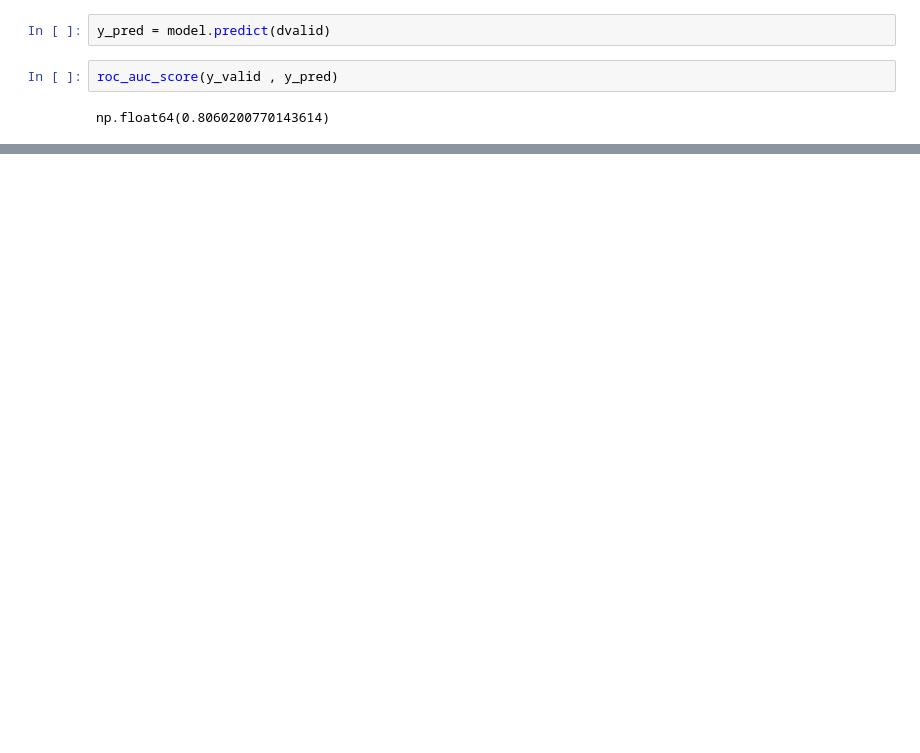
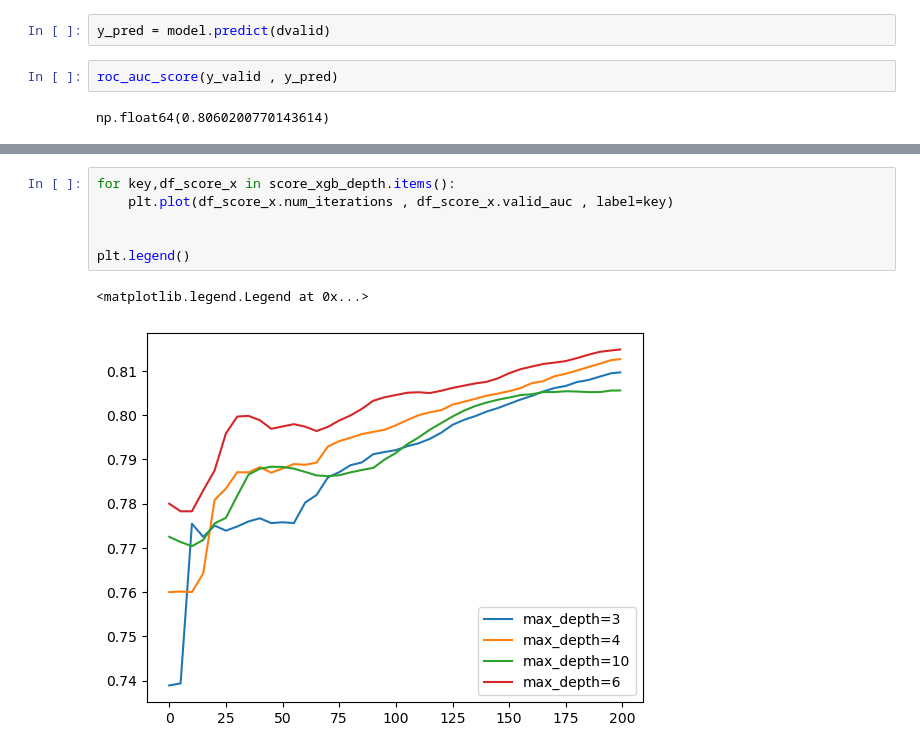
Before and after one commit to ayushsingh991399/Machine_learning_Bootcamp_2025, a Jupyter notebook: Credit_risk_project.ipynb, the cells around one changed output, grey strips where cells are left out. Cells and saved outputs as stored; diff of their text form; blank space fills up the shorter version.

```diff
--- a/Credit_risk_project.ipynb
+++ b/Credit_risk_project.ipynb
@@ -602,0 +664,9 @@ np.float64(0.8060200770143614)
+# %%
+for key,df_score_x in score_xgb_depth.items():
+    plt.plot(df_score_x.num_iterations , df_score_x.valid_auc , label=key)
+
+
+plt.legend()
+# %% [output]
+<matplotlib.legend.Legend at 0x...>
+[figure, added]
```
Also changed, not shown: parts of 32 cells of this notebook.
